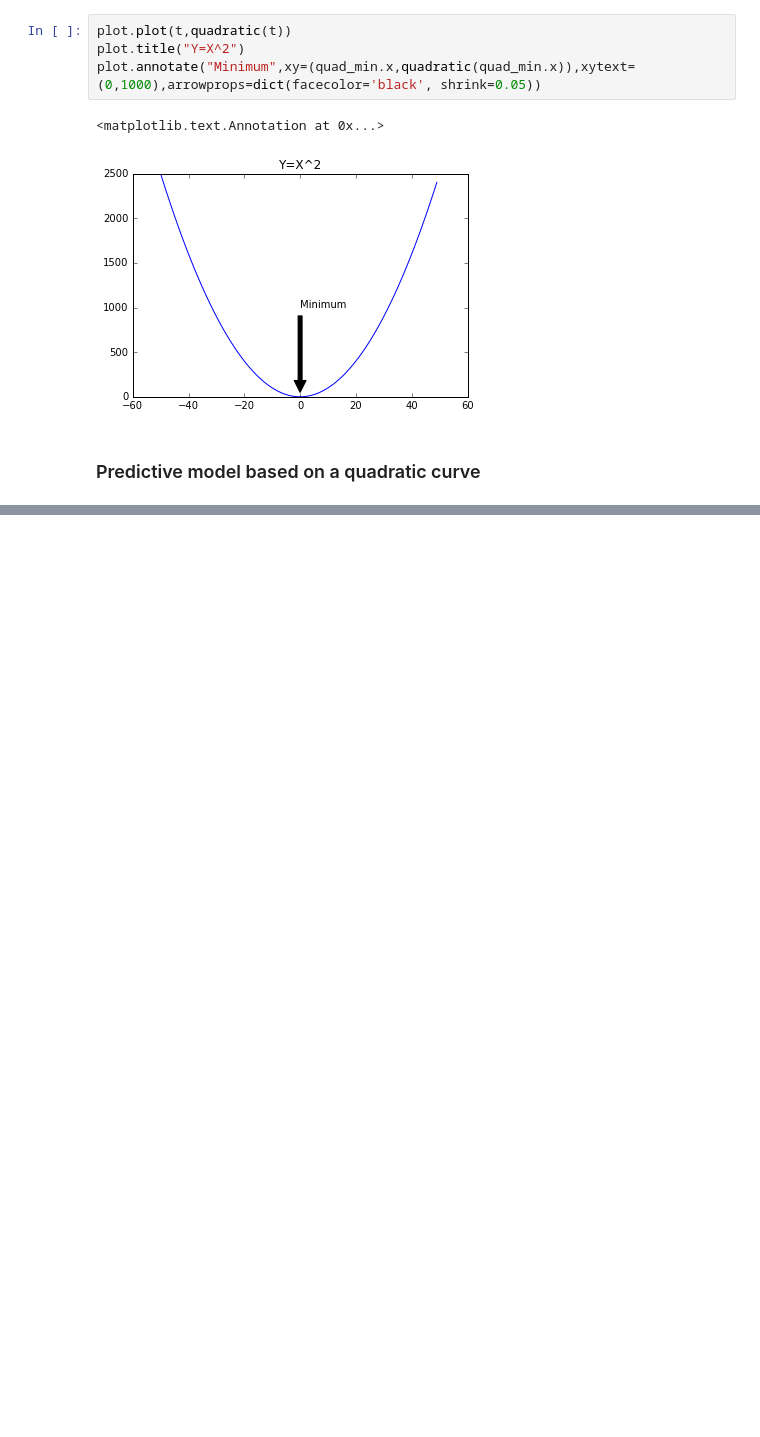
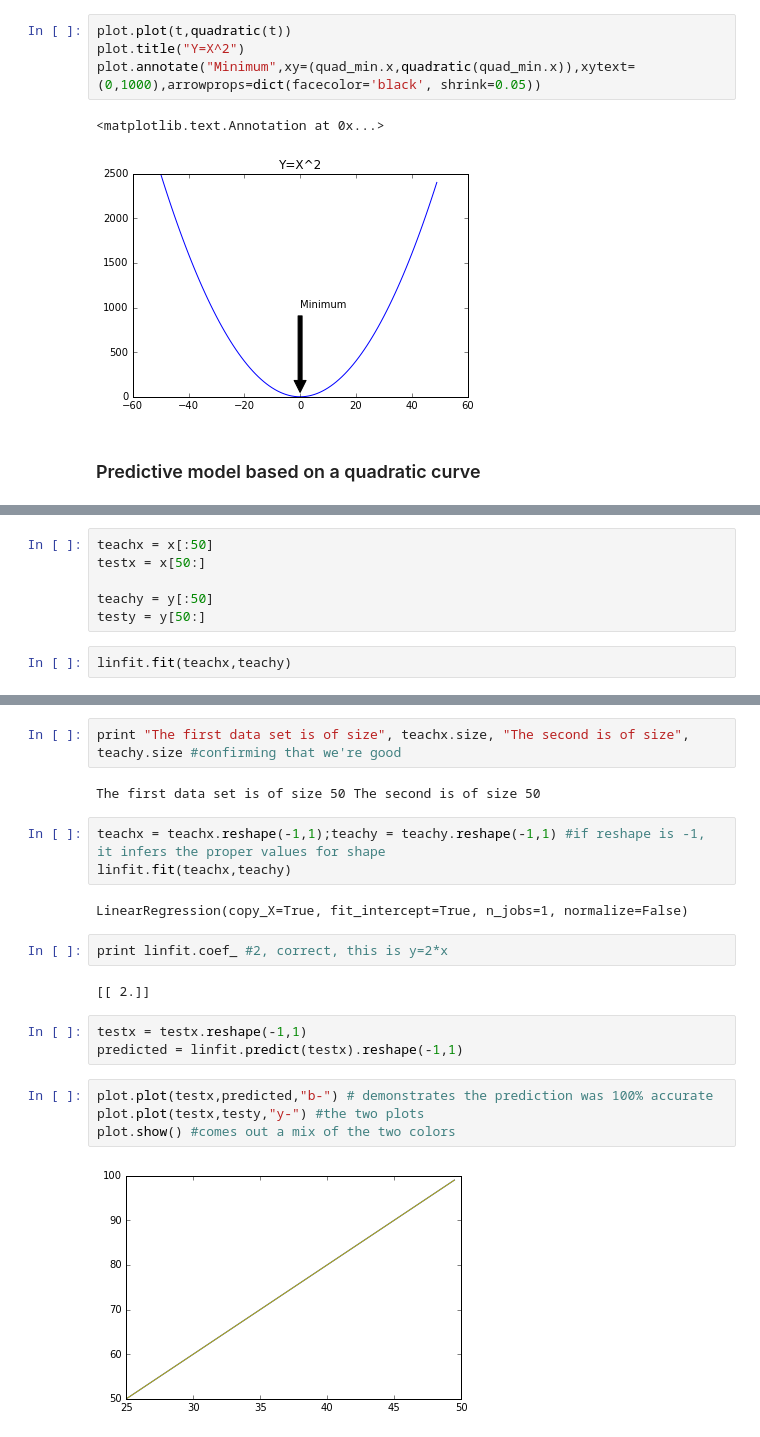
Before and after one commit to ednusi/MatPy, a Jupyter notebook: First Noteboook.ipynb, the cells around one changed output, grey strips where cells are left out. Saved outputs shown, nothing was run; the diff lists cells and outputs as text; blank space fills up the shorter version.

```diff
--- a/First Noteboook.ipynb
+++ b/First Noteboook.ipynb
@@ -101,0 +114,8 @@ plot.annotate("Minimum",xy=(quad_min.x,quadratic(quad_min.x)),xytext=(0,1000),ar
+# %%
+teachx = x[:50]
+testx = x[50:]
+
+teachy = y[:50]
+testy = y[50:]
+# %%
+linfit.fit(teachx,teachy)
@@ -101,0 +139,22 @@ plot.annotate("Minimum",xy=(quad_min.x,quadratic(quad_min.x)),xytext=(0,1000),ar
+# %%
+print "The first data set is of size", teachx.size, "The second is of size", teachy.size #confirming that we're good
+# %% [output]
+The first data set is of size 50 The second is of size 50
+# %%
+teachx = teachx.reshape(-1,1);teachy = teachy.reshape(-1,1) #if reshape is -1, it infers the proper values for shape
+linfit.fit(teachx,teachy)
+# %% [output]
+LinearRegression(copy_X=True, fit_intercept=True, n_jobs=1, normalize=False)
+# %%
+print linfit.coef_ #2, correct, this is y=2*x
+# %% [output]
+[[ 2.]]
+# %%
+testx = testx.reshape(-1,1)
+predicted = linfit.predict(testx).reshape(-1,1)
+# %%
+plot.plot(testx,predicted,"b-") # demonstrates the prediction was 100% accurate
+plot.plot(testx,testy,"y-") #the two plots
+plot.show() #comes out a mix of the two colors
+# %% [output]
+[figure, added]
```
Also changed, not shown: parts of 5 cells of this notebook.
